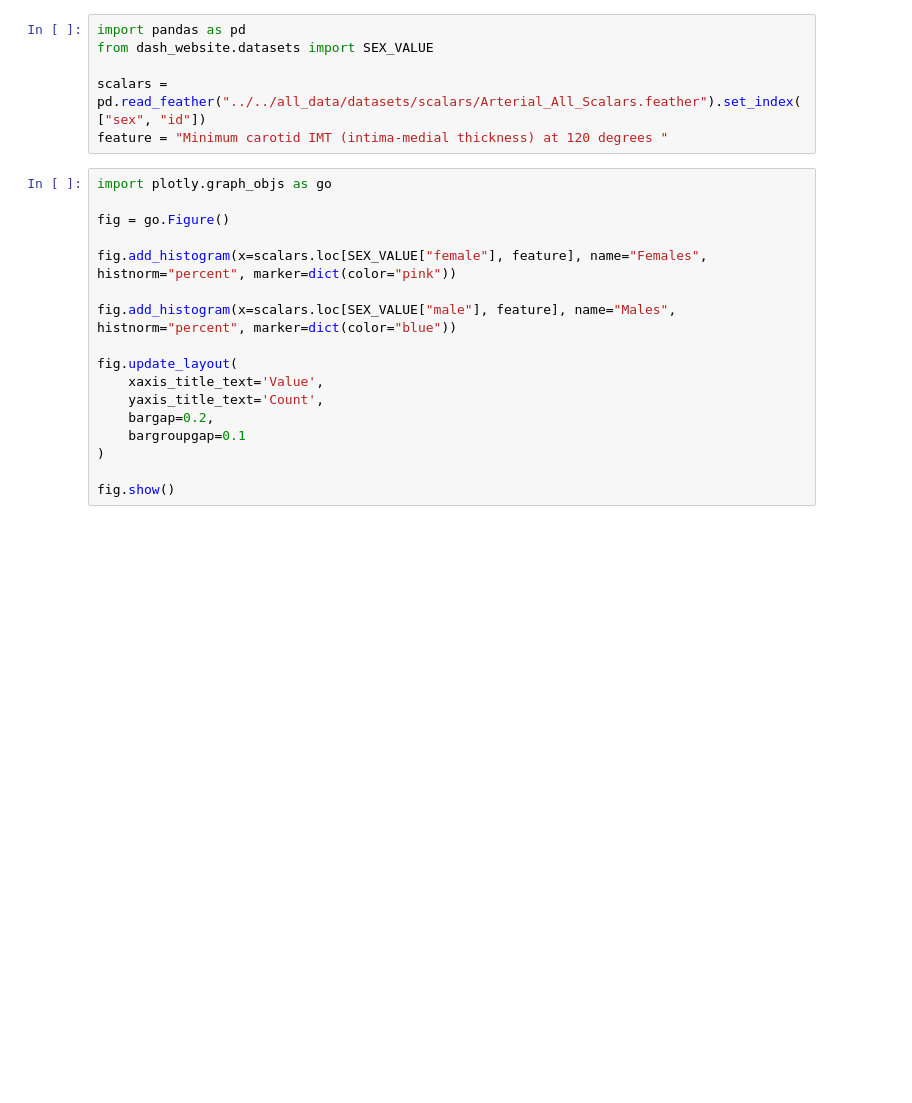
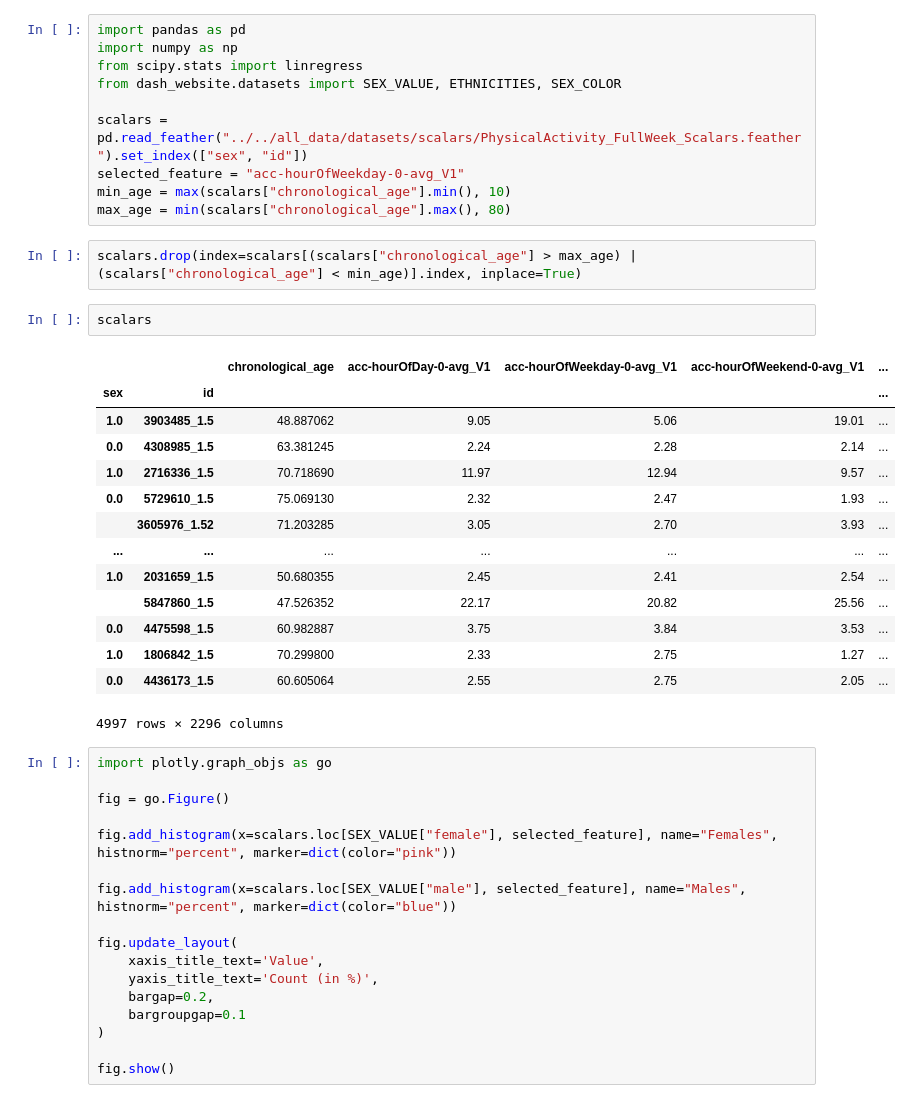
Before and after one commit to Deep-Learning-and-Aging/Website, a Jupyter notebook: dash_website/datasets/tries.ipynb, the cells around one changed output. Drawn from its saved outputs; the diff is of its cells as text; blank space fills up the shorter version.

Commit message:
Scalars end

```diff
--- a/dash_website/datasets/tries.ipynb
+++ b/dash_website/datasets/tries.ipynb
@@ -1,21 +1,44 @@
 # %%
 import pandas as pd
-from dash_website.datasets import SEX_VALUE
+import numpy as np
+from scipy.stats import linregress
+from dash_website.datasets import SEX_VALUE, ETHNICITIES, SEX_COLOR
 
-scalars = pd.read_feather("../../all_data/datasets/scalars/Arterial_All_Scalars.feather").set_index(["sex", "id"])
-feature = "Minimum carotid IMT (intima-medial thickness) at 120 degrees "
+scalars = pd.read_feather("../../all_data/datasets/scalars/PhysicalActivity_FullWeek_Scalars.feather").set_index(["sex", "id"])
+selected_feature = "acc-hourOfWeekday-0-avg_V1"
+min_age = max(scalars["chronological_age"].min(), 10)
+max_age = min(scalars["chronological_age"].max(), 80)
+# %%
+scalars.drop(index=scalars[(scalars["chronological_age"] > max_age) | (scalars["chronological_age"] < min_age)].index, inplace=True)
+# %%
+scalars
+# %% [output]
+|  |  | chronological_age | acc-hourOfDay-0-avg_V1 | acc-hourOfWeekday-0-avg_V1 | acc-hourOfWeekend-0-avg_V1 | ... |
+| sex | id |  |  |  |  | ... |
+| 1.0 | 3903485_1.5 | 48.887062 | 9.05 | 5.06 | 19.01 | ... |
+| 0.0 | 4308985_1.5 | 63.381245 | 2.24 | 2.28 | 2.14 | ... |
+| 1.0 | 2716336_1.5 | 70.718690 | 11.97 | 12.94 | 9.57 | ... |
+| 0.0 | 5729610_1.5 | 75.069130 | 2.32 | 2.47 | 1.93 | ... |
+|  | 3605976_1.52 | 71.203285 | 3.05 | 2.70 | 3.93 | ... |
+| ... | ... | ... | ... | ... | ... | ... |
+| 1.0 | 2031659_1.5 | 50.680355 | 2.45 | 2.41 | 2.54 | ... |
+|  | 5847860_1.5 | 47.526352 | 22.17 | 20.82 | 25.56 | ... |
+| 0.0 | 4475598_1.5 | 60.982887 | 3.75 | 3.84 | 3.53 | ... |
+| 1.0 | 1806842_1.5 | 70.299800 | 2.33 | 2.75 | 1.27 | ... |
+| 0.0 | 4436173_1.5 | 60.605064 | 2.55 | 2.75 | 2.05 | ... |
+4997 rows × 2296 columns
 # %%
 import plotly.graph_objs as go
 
 fig = go.Figure()
 
-fig.add_histogram(x=scalars.loc[SEX_VALUE["female"], feature], name="Females", histnorm="percent", marker=dict(color="pink"))
+fig.add_histogram(x=scalars.loc[SEX_VALUE["female"], selected_feature], name="Females", histnorm="percent", marker=dict(color="pink"))
 
-fig.add_histogram(x=scalars.loc[SEX_VALUE["male"], feature], name="Males", histnorm="percent", marker=dict(color="blue"))
+fig.add_histogram(x=scalars.loc[SEX_VALUE["male"], selected_feature], name="Males", histnorm="percent", marker=dict(color="blue"))
 
 fig.update_layout(
     xaxis_title_text='Value',
-    yaxis_title_text='Count',
+    yaxis_title_text='Count (in %)',
     bargap=0.2,
     bargroupgap=0.1
 )
```
Also changed, not shown: parts of 6 cells of this notebook, 4 other files.
